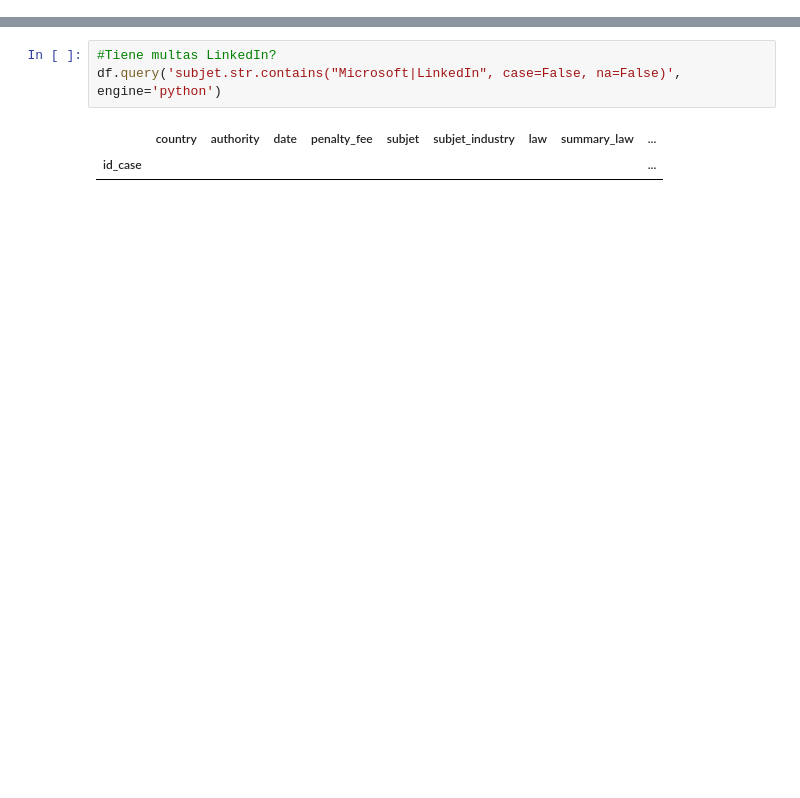
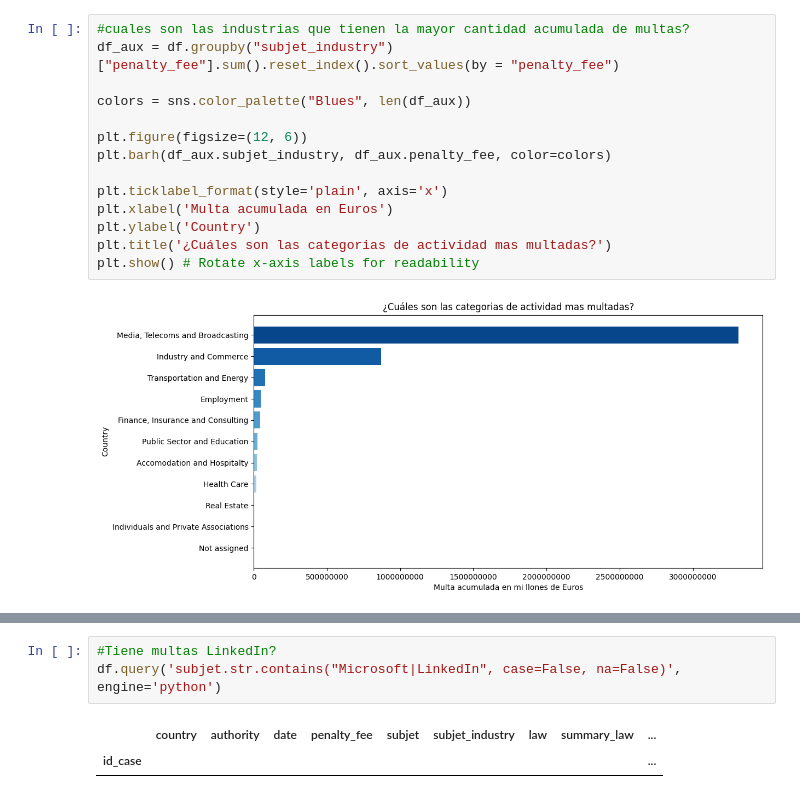
Before and after one commit to gomezgaston/Data_Compliance_Analysis, a Jupyter notebook: EDA.ipynb, the cells around one changed output, grey strips where cells are left out. Cells and saved outputs as stored; diff of their text form; blank space fills up the shorter version.

```diff
--- a/EDA.ipynb
+++ b/EDA.ipynb
@@ -60,0 +80,16 @@ Name: count, dtype: int64
+# %%
+#cuales son las industrias que tienen la mayor cantidad acumulada de multas?
+df_aux = df.groupby("subjet_industry")["penalty_fee"].sum().reset_index().sort_values(by = "penalty_fee")
+
+colors = sns.color_palette("Blues", len(df_aux))
+
+plt.figure(figsize=(12, 6))
+plt.barh(df_aux.subjet_industry, df_aux.penalty_fee, color=colors)
+
+plt.ticklabel_format(style='plain', axis='x')
+plt.xlabel('Multa acumulada en Euros')
+plt.ylabel('Country')
+plt.title('¿Cuáles son las categorias de actividad mas multadas?')
+plt.show() # Rotate x-axis labels for readability
+# %% [output]
+[figure, added]
```
Also changed, not shown: parts of 18 cells of this notebook, 3 other files.
